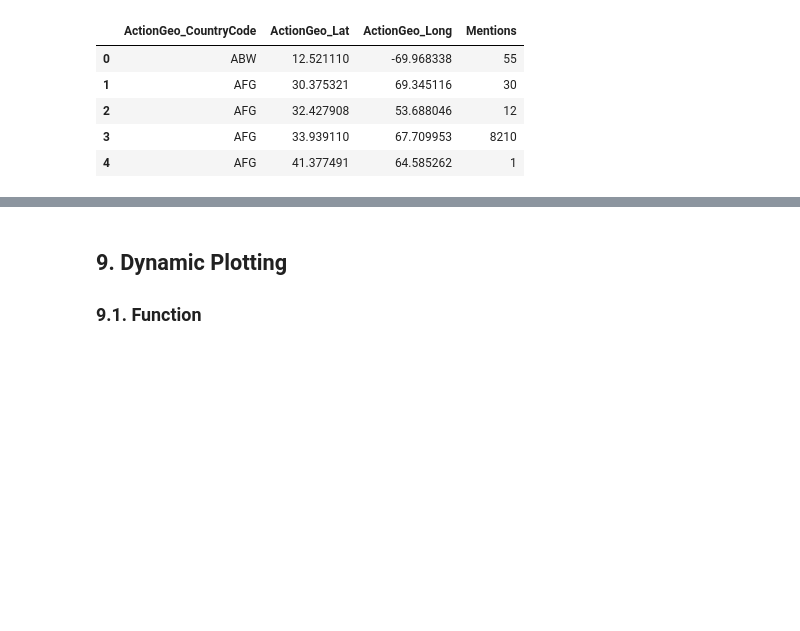
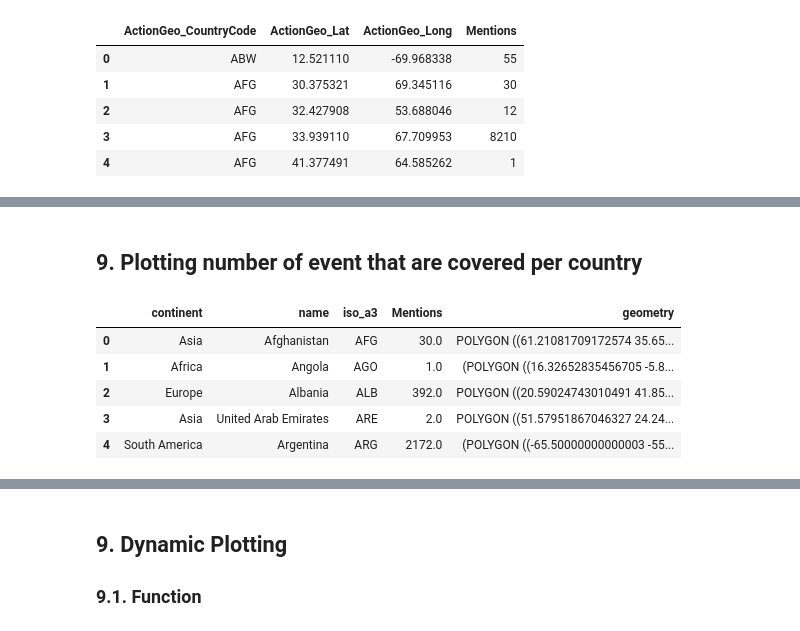
Before and after one commit to Razoff/Stark_AdA_project, a Jupyter notebook: Project_Pipeline.ipynb, the cells around one changed output, grey strips where cells are left out. Drawn from its saved outputs; the diff is of its cells as text; code cells hidden in the pictures; blank space fills up the shorter version.

```diff
--- a/Project_Pipeline.ipynb
+++ b/Project_Pipeline.ipynb
@@ -1113,3 +1113,26 @@ from IPython.display import HTML
 HTML(filename='./images/Mentions_map_lowResolution.html')
 # %% [output]
 [interactive output not drawn]
+# %% [markdown]
+## 9. Plotting number of event that are covered per country
+# %%
+# Defining the geolocations of different countries
+path = geopandas.datasets.get_path('naturalearth_lowres')
+df = geopandas.read_file(path)
+df = df.rename(columns={'gdp_md_est': 'Mentions'})
+# %%
+# Adding the number of mentions to the dataframe
+s = df_plot.set_index('ActionGeo_CountryCode')['Mentions']
+df['Mentions']=df['iso_a3']
+df['Mentions'] = df['Mentions'].replace(s)
+df.Mentions = df.Mentions.apply(pd.to_numeric, downcast='integer', errors='coerce')
+df = df.dropna()
+df = df.drop(columns=['pop_est'])
+df.head()
+# %% [output]
+|  | continent | name | iso_a3 | Mentions | geometry |
+| 0 | Asia | Afghanistan | AFG | 30.0 | POLYGON ((61.21081709172574 35.65... |
+| 1 | Africa | Angola | AGO | 1.0 | (POLYGON ((16.32652835456705 -5.8... |
+| 2 | Europe | Albania | ALB | 392.0 | POLYGON ((20.59024743010491 41.85... |
+| 3 | Asia | United Arab Emirates | ARE | 2.0 | POLYGON ((51.57951867046327 24.24... |
+| 4 | South America | Argentina | ARG | 2172.0 | (POLYGON ((-65.50000000000003 -55... |
```
Also changed, not shown: parts of 3 cells of this notebook, 2 other files.
